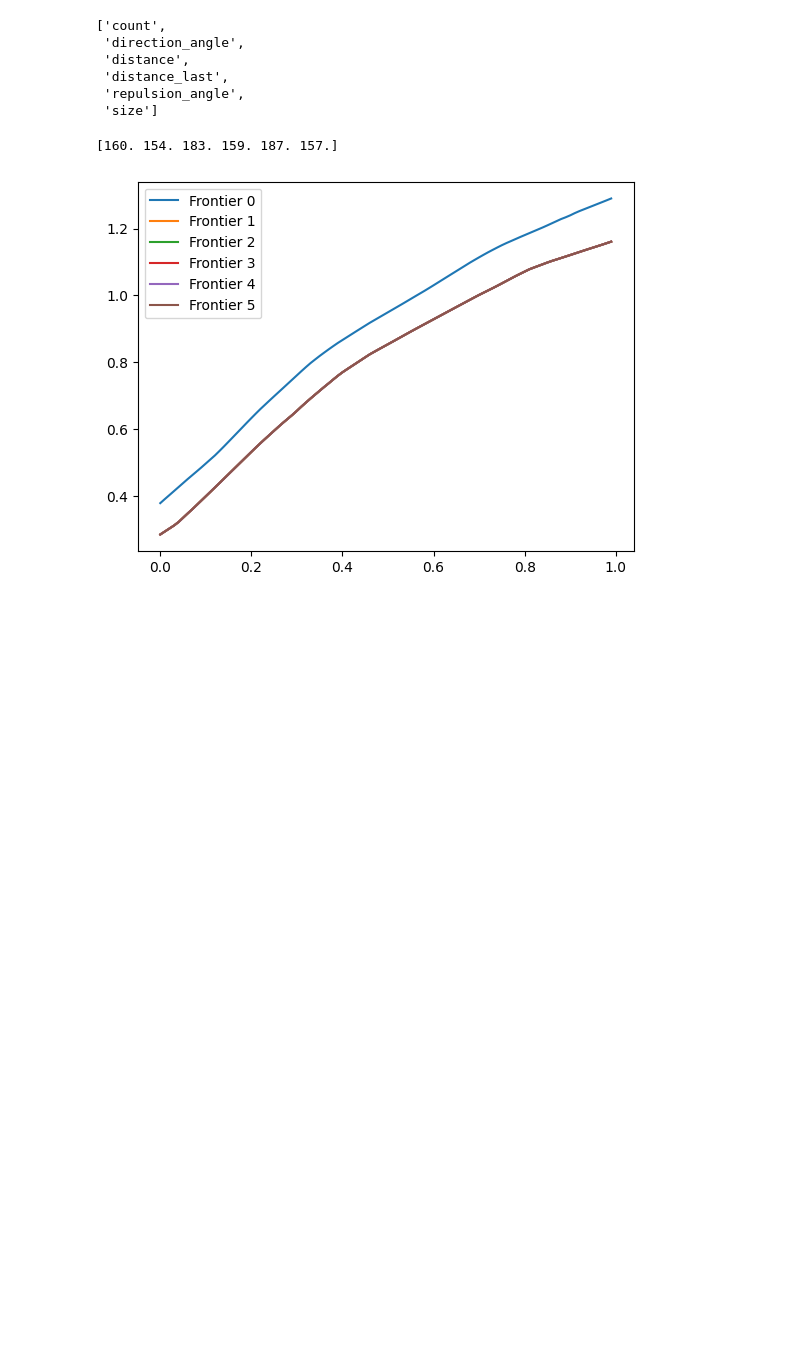
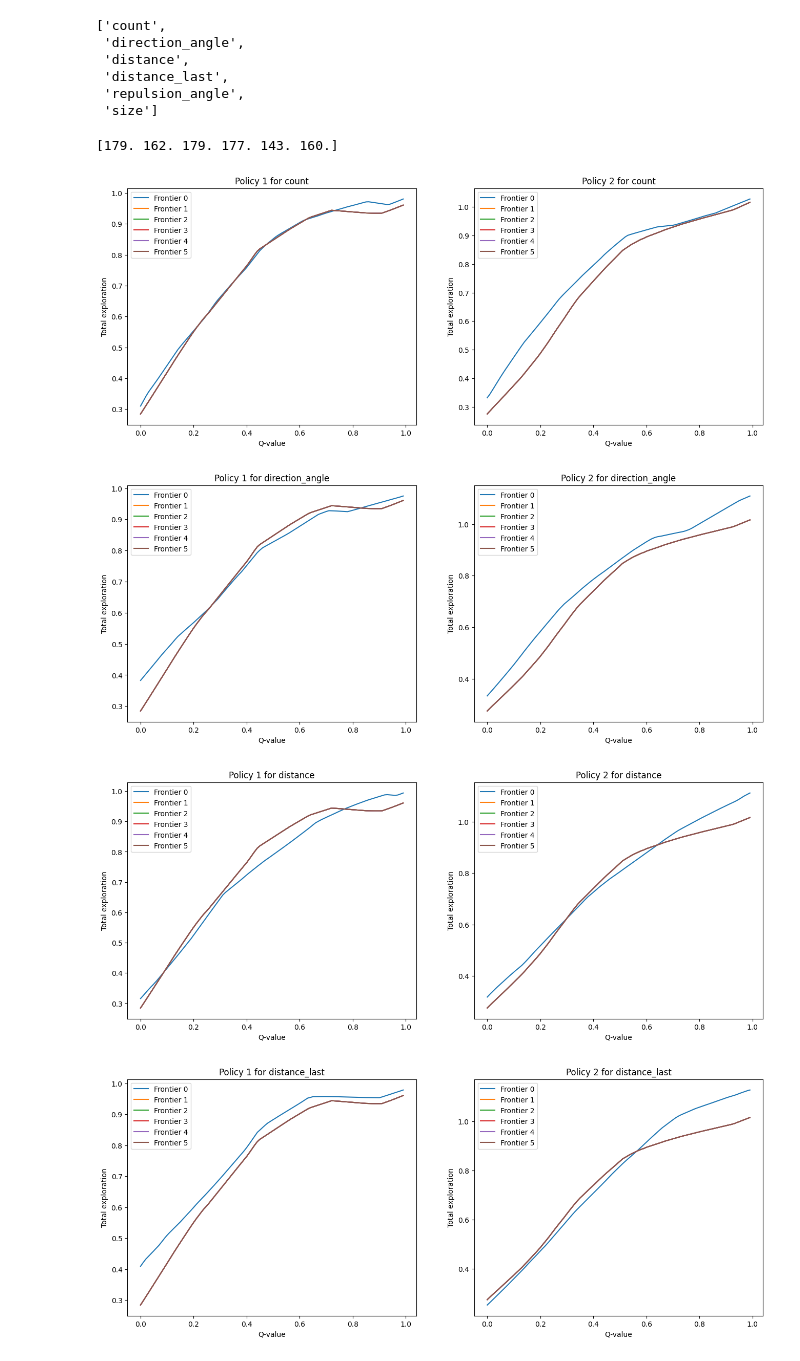
Before and after one commit to Etyl/swarm-rescue, a Jupyter notebook: rl/function_vis.ipynb, the cells around one changed output. Saved outputs shown, nothing was run; the diff lists cells and outputs as text; code cells hidden in the pictures; blank space fills up the shorter version.

Commit message:
feat: data vis

```diff
--- a/rl/function_vis.ipynb
+++ b/rl/function_vis.ipynb
@@ -5,7 +5,8 @@ import matplotlib.pyplot as plt
 
 from solutions.utils.constants import FRONTIER_COUNT, FRONTIER_FEATURES, ACTION_SPACE, OTHER_FRONTIER_INPUTS
 # %%
-Q = torch.load("data/Q_function_8.pth", map_location=torch.device('cpu'), weights_only=False)
+Q = torch.load("data/Q_function_11.pth", map_location=torch.device('cpu'), weights_only=False)
+Q2 = torch.load("data/Q_function_7.pth", map_location=torch.device('cpu'), weights_only=False)
 # %%
 keys = [
     'size',
@@ -25,7 +26,7 @@ keys
  'repulsion_angle',
  'size']
 # %%
-def multi_input(x):
+def multi_input1(x):
     output = torch.zeros(ACTION_SPACE,device=x.device, dtype=x.dtype)
     for i in range(ACTION_SPACE):
         input = torch.zeros(FRONTIER_FEATURES+OTHER_FRONTIER_INPUTS, device=x.device, dtype=x.dtype)
@@ -36,7 +37,19 @@ def multi_input(x):
         output[i] = Q(input)[0]
     return output
 
-policy = multi_input
+def multi_input2(x):
+    output = torch.zeros(ACTION_SPACE,device=x.device, dtype=x.dtype)
+    for i in range(ACTION_SPACE):
+        input = torch.zeros(FRONTIER_FEATURES+OTHER_FRONTIER_INPUTS, device=x.device, dtype=x.dtype)
+        for j in range(ACTION_SPACE):
+            input[j] = x[j*FRONTIER_FEATURES+i]
+        for j in range(OTHER_FRONTIER_INPUTS):
+            input[FRONTIER_FEATURES+j] = x[ACTION_SPACE*FRONTIER_FEATURES+j]
+        output[i] = Q2(input)[0]
+    return output
+
+policy1 = multi_input1
+policy2 = multi_input2
 # %%
 actions = np.zeros(6)
 for _ in range(1000):
@@ -45,9 +58,9 @@ for _ in range(1000):
     obs[-2] = 0.01
     obs[-1] = 0.2
     with torch.no_grad():
-        out = policy(obs).cpu().numpy()
+        out = policy1(obs).cpu().numpy()
         actions[np.argmax(out)] += 1
 print(actions)
 # %% [output]
-[160. 154. 183. 159. 187. 157.]
+[179. 162. 179. 177. 143. 160.]
 # %%
@@ -72,7 +98,22 @@ reward = np.array(reward)
 # %%
-for i in range(FRONTIER_COUNT):
-    plt.plot(exp,reward[:,i],label=f"Frontier {i}")
-plt.legend()
+for k,(exp,values1,values2) in enumerate(zip(total_exp,total_values1,total_values2)):
+    fig, (ax1, ax2) = plt.subplots(1, 2, figsize=(16, 6))
+    for i in range(FRONTIER_COUNT):
+        ax1.plot(exp,values1[:,i],label=f"Frontier {i}")
+        ax2.plot(exp,values2[:,i],label=f"Frontier {i}")
+    ax1.legend()
+    ax2.legend()
+
+    ax1.set_title(f"Policy 1 for {keys[k]}")
+    ax2.set_title(f"Policy 2 for {keys[k]}")
+
+    ax1.set_xlabel("Q-value")
+    ax1.set_ylabel("Total exploration")
+    ax2.set_xlabel("Q-value")
+    ax2.set_ylabel("Total exploration")
 plt.show()
 # %% [output]
-[figure, old version]
+[figure, new version]
+[figure, added]
+[figure, added]
+[figure, added]
```
Also changed, not shown: parts of 3 cells of this notebook, 2 other files.
